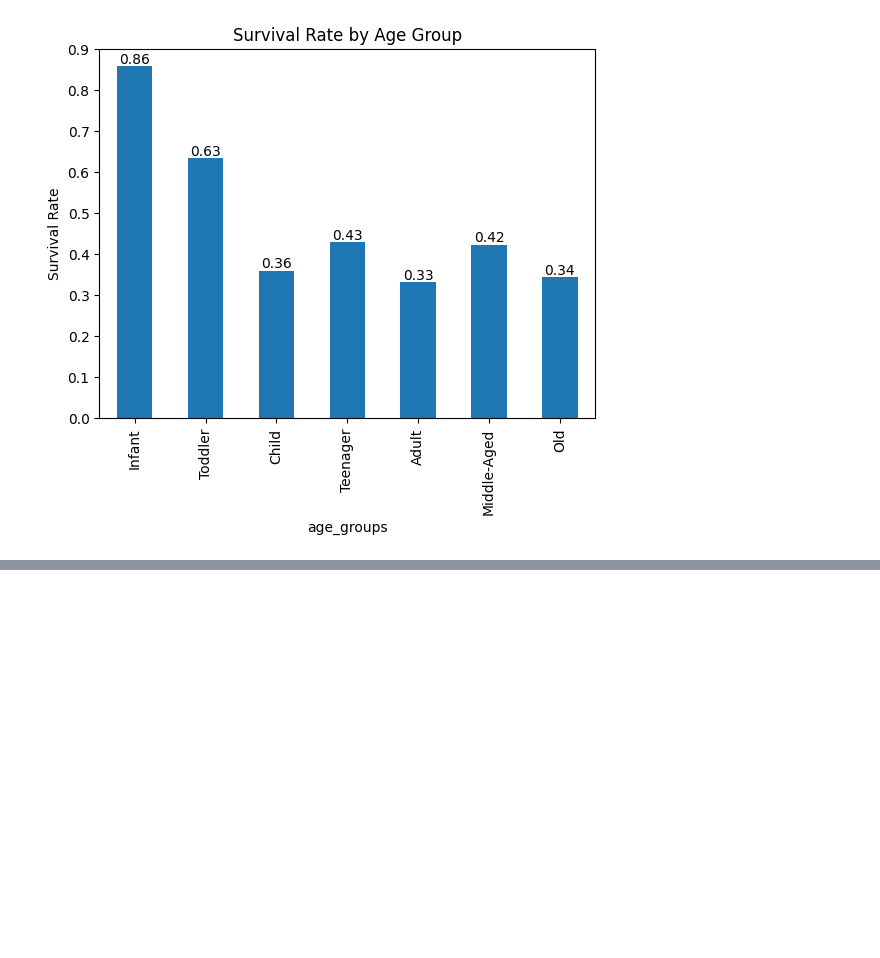
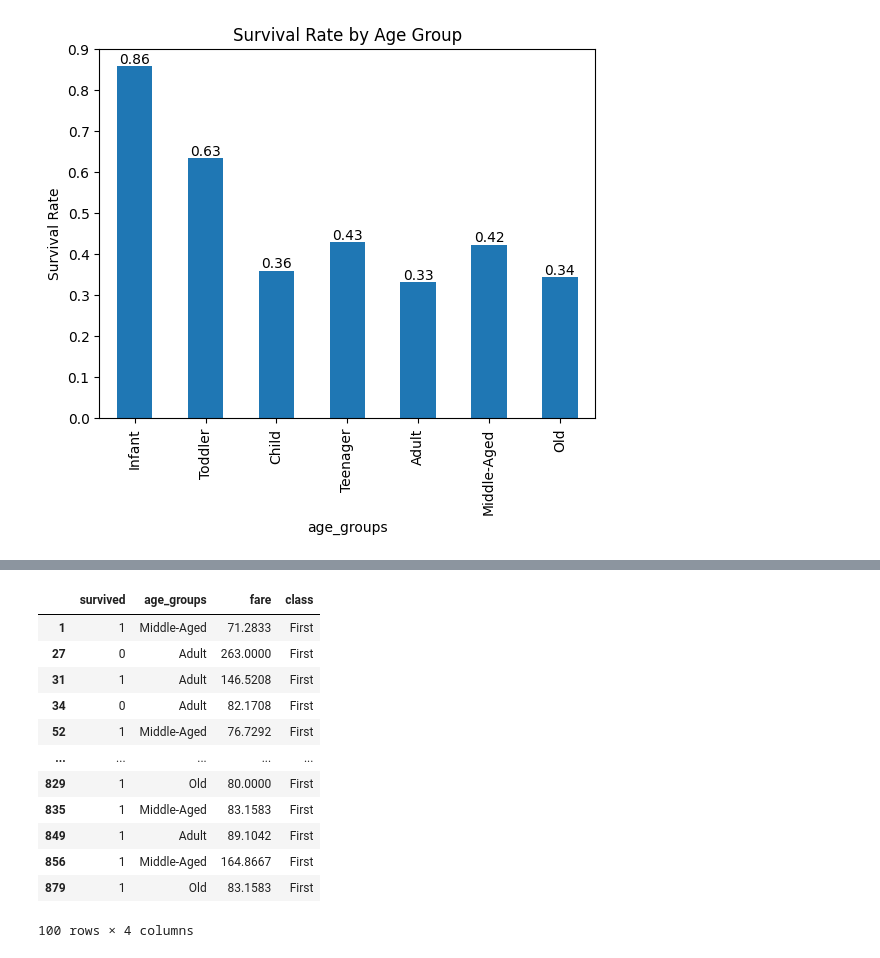
Before and after one commit to ejazurrehman/AI---Data_Science_Course, a Jupyter notebook: pyton_for_data_science/07_pandas.ipynb, the cells around one changed output, grey strips where cells are left out. Saved outputs shown, nothing was run; the diff lists cells and outputs as text; code cells hidden in the pictures; blank space fills up the shorter version.

```diff
--- a/pyton_for_data_science/07_pandas.ipynb
+++ b/pyton_for_data_science/07_pandas.ipynb
@@ -867,0 +931,17 @@ plt.show()
+# %%
+# how many passengers paid more than 70 and they are belongs to the First Class
+df_01[(df_01['fare'] > 70) & (df_01['class'] == 'First')]
+# %% [output]
+|  | survived | age_groups | fare | class |
+| 1 | 1 | Middle-Aged | 71.2833 | First |
+| 27 | 0 | Adult | 263.0000 | First |
+| 31 | 1 | Adult | 146.5208 | First |
+| 34 | 0 | Adult | 82.1708 | First |
+| 52 | 1 | Middle-Aged | 76.7292 | First |
+| ... | ... | ... | ... | ... |
+| 829 | 1 | Old | 80.0000 | First |
+| 835 | 1 | Middle-Aged | 83.1583 | First |
+| 849 | 1 | Adult | 89.1042 | First |
+| 856 | 1 | Middle-Aged | 164.8667 | First |
+| 879 | 1 | Old | 83.1583 | First |
+100 rows × 4 columns
```
Also changed, not shown: parts of 7 cells of this notebook.
